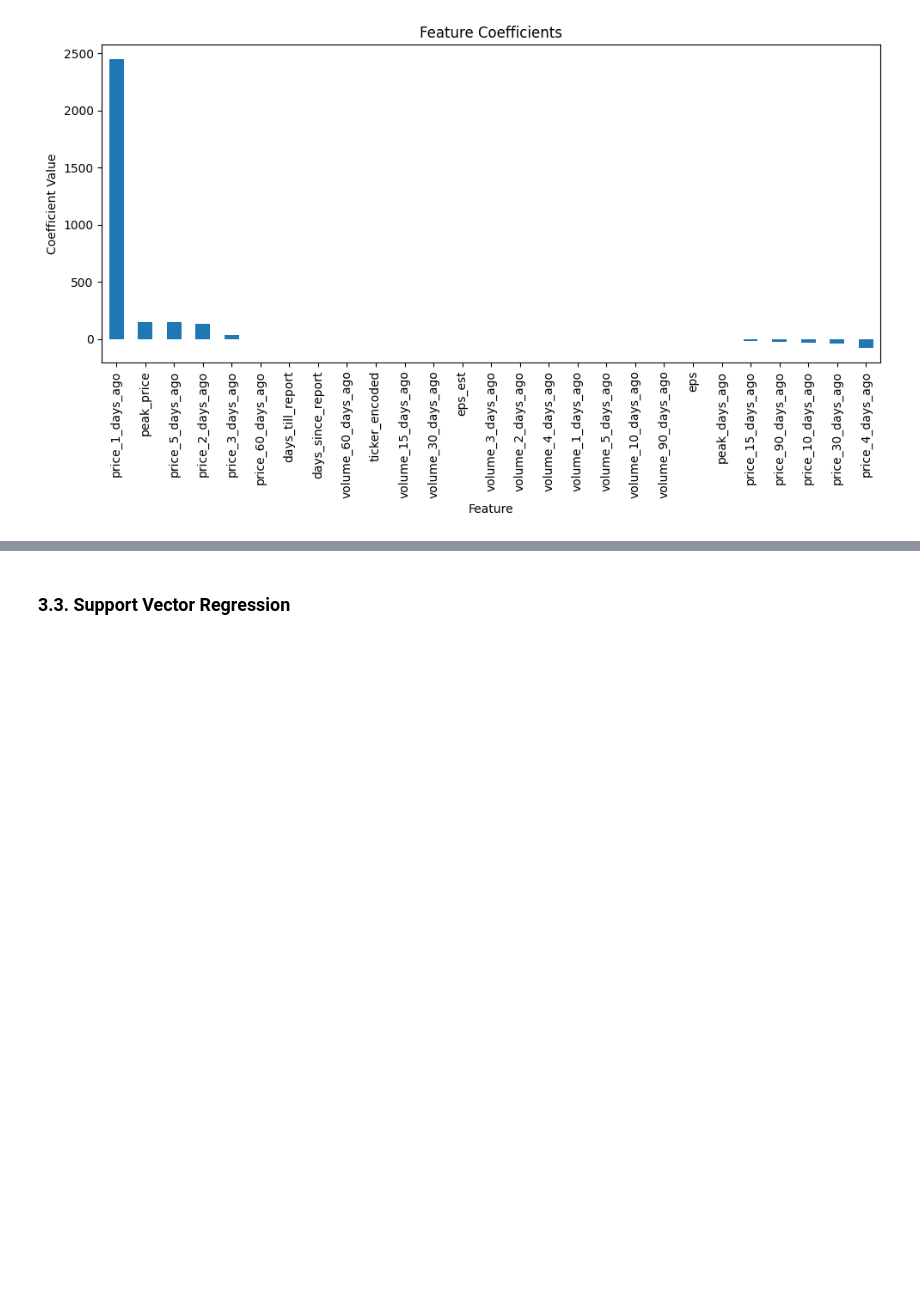
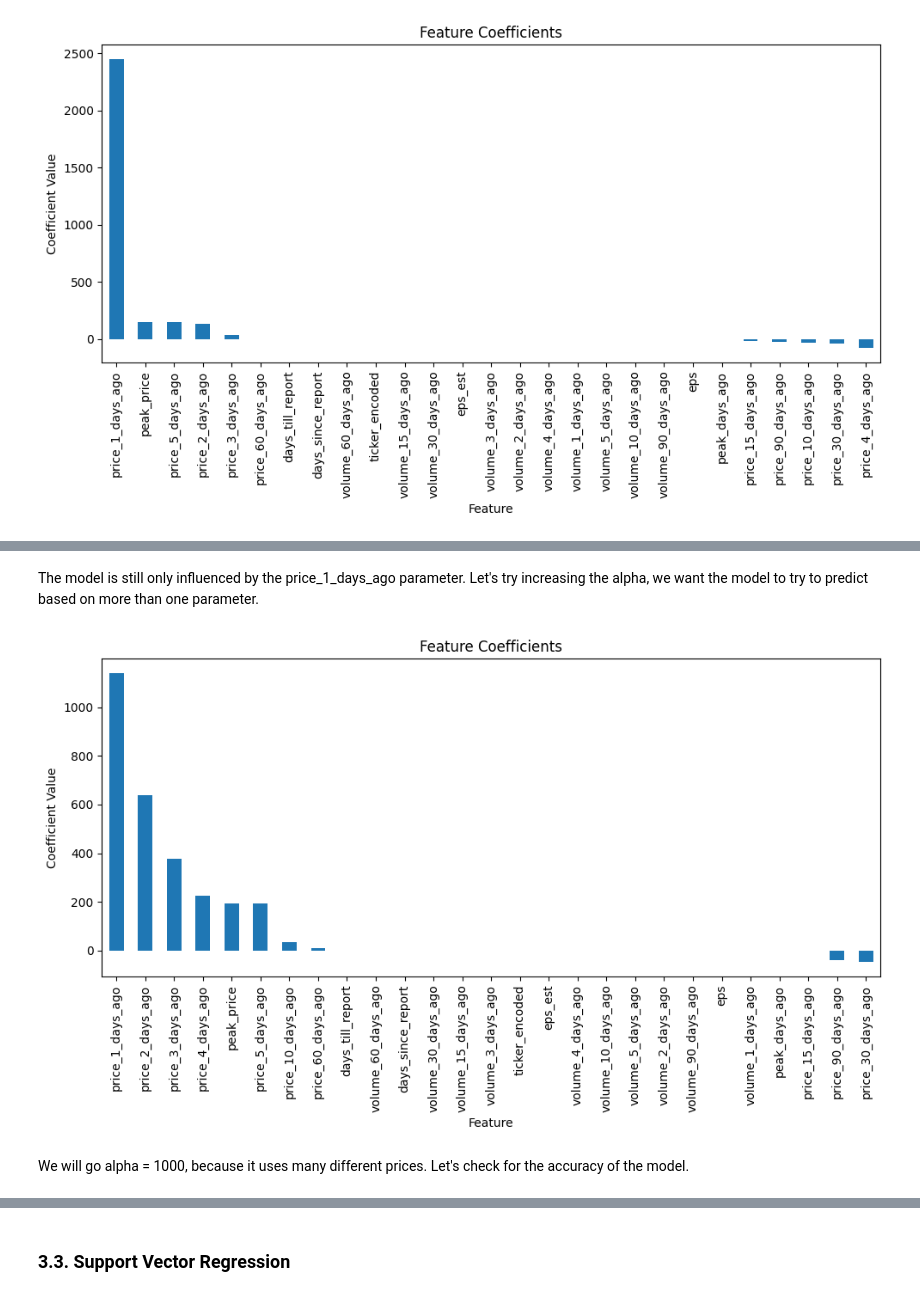
Before and after one commit to thunder913/Machine-Learning, a Jupyter notebook: stocks.ipynb, the cells around one changed output, grey strips where cells are left out. Drawn from its saved outputs; the diff is of its cells as text; code cells hidden in the pictures; blank space fills up the shorter version.

```diff
--- a/stocks.ipynb
+++ b/stocks.ipynb
@@ -590,0 +585,11 @@ plt.show()
+# %% [markdown]
+The model is still only influenced by the price_1_days_ago parameter. Let's try increasing the alpha, we want the model to try to predict based on more than one parameter.
+# %%
+ridge_model = Ridge(alpha=1000)
+ridge_model.fit(linear_regression_data.X_train, linear_regression_data.y_train)
+
+plot_feature_coefficients(ridge_model)
+# %% [output]
+[figure, added]
+# %% [markdown]
+We will go alpha = 1000, because it uses many different prices. Let's check for the accuracy of the model.
```
Also changed, not shown: parts of 15 cells of this notebook.
